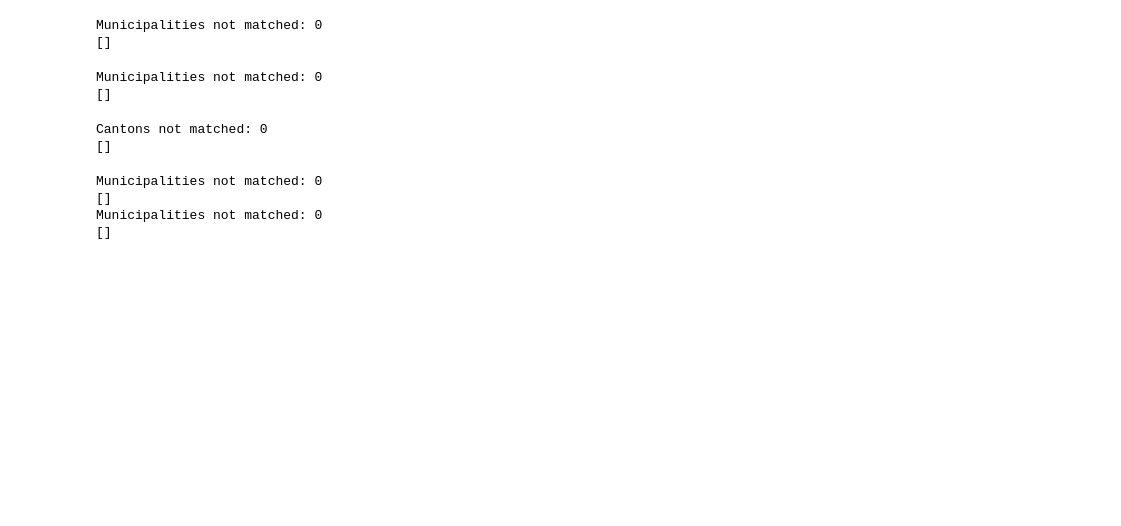
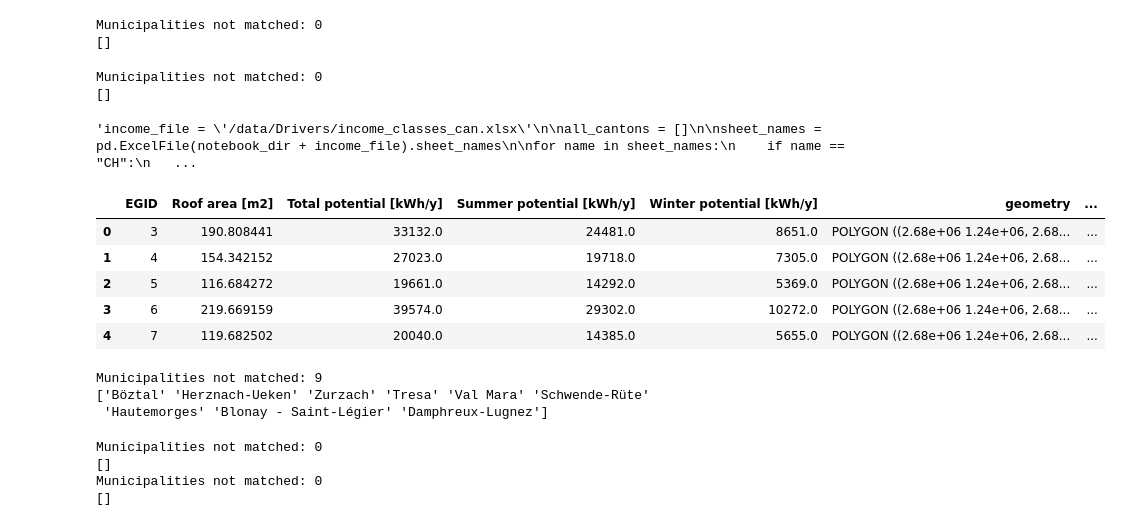
Before and after one commit to MatteoPalucci/StudentProject, a Jupyter notebook: Semester Project Regression.ipynb, the cells around one changed output. Saved outputs shown, nothing was run; the diff lists cells and outputs as text; code cells hidden in the pictures; blank space fills up the shorter version.

Commit message:
Aggiunta di income e di altri possibili driver

```diff
--- a/Semester Project Regression.ipynb
+++ b/Semester Project Regression.ipynb
@@ -809,7 +809,7 @@ gdf_2025_drivers = gdf_2025_drivers.merge(
 
 pd.set_option('display.max_columns', None)
 # %%
-income_file = '/data/Drivers/income_classes_can.xlsx'
+'''income_file = '/data/Drivers/income_classes_can.xlsx'
 
 all_cantons = []
 
@@ -889,10 +889,68 @@ gdf_2025_drivers = gdf_2025_drivers.merge(
 
 _missing = gdf_2025_drivers.loc[gdf_2025_drivers["mean_income"].isna(), "Canton"].unique()
 print(f"Cantons not matched: {len(_missing)}")
-print(_missing[:20])
+print(_missing[:20])'''
 # %% [output]
-Cantons not matched: 0
-[]
+'income_file = \'/data/Drivers/income_classes_can.xlsx\'\n\nall_cantons = []\n\nsheet_names = pd.ExcelFile(notebook_dir + income_file).sheet_names\n\nfor name in sheet_names:\n    if name == "CH":\n   ...
+# %%
+income_mun_file = '/data/Drivers/income_mun.xlsx'
+
+df_512 = pd.read_excel(
+    notebook_dir + income_mun_file,
+    sheet_name="512",
+    usecols="D,O",
+    skiprows=3,
+    nrows=2198,
+    header=None
+)
+
+df_512.columns = ["Municipality", "Total Income"]
+
+df_512 = df_512[~df_512["Municipality"].isin(["Total / Totale"])]
+
+df_511 = pd.read_excel(
+    notebook_dir + income_mun_file,
+    sheet_name="511",
+    usecols="D,O",
+    skiprows=3,
+    nrows=2198,
+    header=None
+)
+
+df_511.columns = ["Municipality", "Number of Contribuents"]
+
+df_511 = df_511[~df_511["Municipality"].isin(["Total / Totale"])]
+
+df_income_mun = pd.merge(df_512, df_511, on="Municipality", how="left")
+
+df_income_mun["Mean Income"] = df_income_mun["Total Income"] / df_income_mun["Number of Contribuents"]
+
+df_income_mun = df_income_mun[["Municipality", "Mean Income"]]
+
+gdf_2025_drivers = gdf_2025_drivers.merge(
+    df_income_mun,
+    how="left",
+    on="Municipality"
+)
+
+_missing = gdf_2025_drivers.loc[gdf_2025_drivers["Mean Income"].isna(), "Municipality"].unique()
+print(f"Municipalities not matched: {len(_missing)}")
+print(_missing[:20])
+# %% [output]
+|  | EGID | Roof area [m2] | Total potential [kWh/y] | Summer potential [kWh/y] | Winter potential [kWh/y] | geometry | ... |
+| 0 | 3 | 190.808441 | 33132.0 | 24481.0 | 8651.0 | POLYGON ((2.68e+06 1.24e+06, 2.68... | ... |
+| 1 | 4 | 154.342152 | 27023.0 | 19718.0 | 7305.0 | POLYGON ((2.68e+06 1.24e+06, 2.68... | ... |
+| 2 | 5 | 116.684272 | 19661.0 | 14292.0 | 5369.0 | POLYGON ((2.68e+06 1.24e+06, 2.68... | ... |
+| 3 | 6 | 219.669159 | 39574.0 | 29302.0 | 10272.0 | POLYGON ((2.68e+06 1.24e+06, 2.68... | ... |
+| 4 | 7 | 119.682502 | 20040.0 | 14385.0 | 5655.0 | POLYGON ((2.68e+06 1.24e+06, 2.68... | ... |
+# %%
+_missing = gdf_2025_drivers.loc[gdf_2025_drivers["Mean Income"].isna(), "Municipality"].unique()
+print(f"Municipalities not matched: {len(_missing)}")
+print(_missing[:20])
+# %% [output]
+Municipalities not matched: 9
+['Böztal' 'Herznach-Ueken' 'Zurzach' 'Tresa' 'Val Mara' 'Schwende-Rüte'
+ 'Hautemorges' 'Blonay - Saint-Légier' 'Damphreux-Lugnez']
 # %%
 gdf_2025_drivers["PV_binary"] = gdf_2025_drivers["PV"].map({"PVno": 0, "PVyes": 1})
 
```
Also changed, not shown: parts of 4 cells of this notebook, 6 other files.
